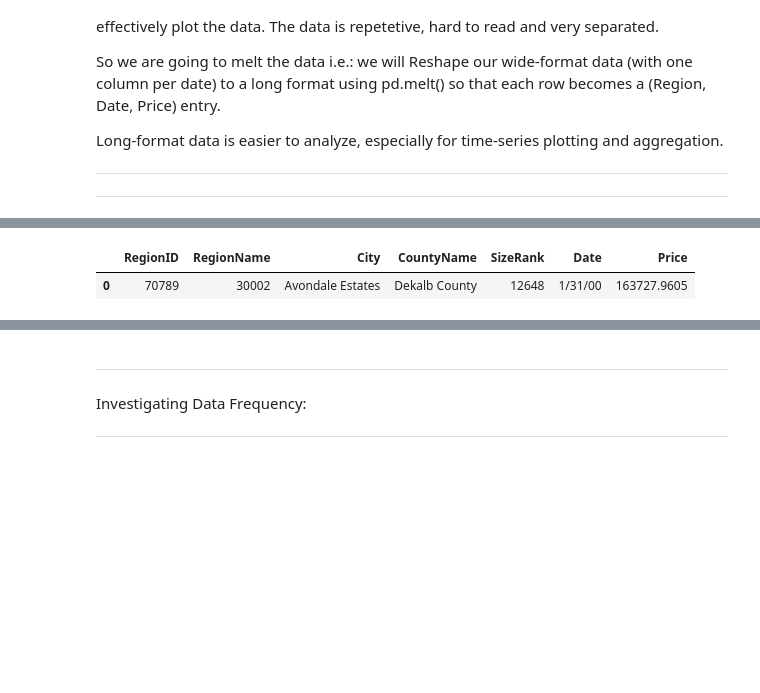
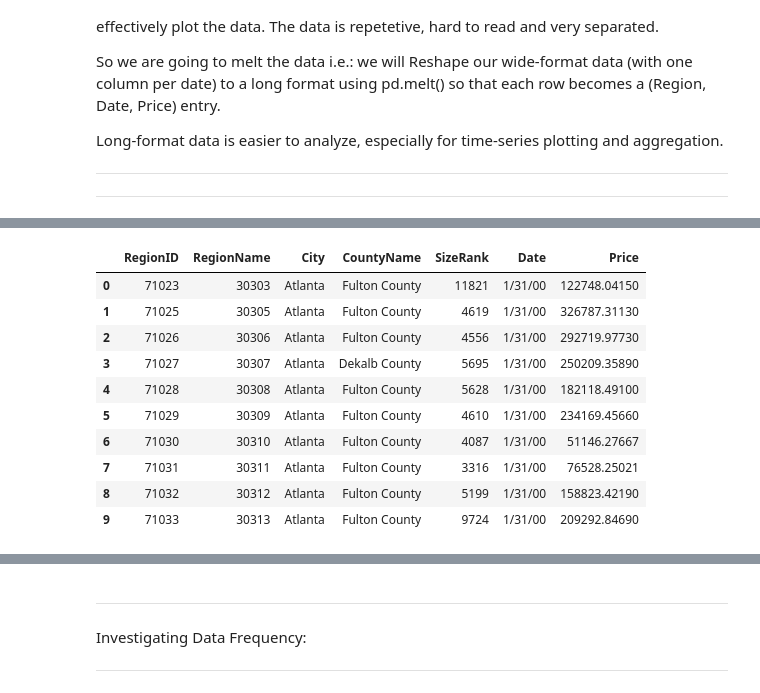
Before and after one commit to workoholyguy/DSCI4780_SPRIN-2025_THE-TECH-TITANS, a Jupyter notebook: housing_data/housing_exploration.ipynb, the cells around one changed output, grey strips where cells are left out. Saved outputs shown, nothing was run; the diff lists cells and outputs as text; code cells hidden in the pictures; blank space fills up the shorter version.

```diff
--- a/housing_data/housing_exploration.ipynb
+++ b/housing_data/housing_exploration.ipynb
@@ -455,8 +455,17 @@ long_housing_df.shape
 # %%
-long_housing_df.head(1)
+long_housing_df.head(10)
 # %% [output]
 |  | RegionID | RegionName | City | CountyName | SizeRank | Date | Price |
-| 0 | 70789 | 30002 | Avondale Estates | Dekalb County | 12648 | 1/31/00 | 163727.9605 |
+| 0 | 71023 | 30303 | Atlanta | Fulton County | 11821 | 1/31/00 | 122748.04150 |
+| 1 | 71025 | 30305 | Atlanta | Fulton County | 4619 | 1/31/00 | 326787.31130 |
+| 2 | 71026 | 30306 | Atlanta | Fulton County | 4556 | 1/31/00 | 292719.97730 |
+| 3 | 71027 | 30307 | Atlanta | Dekalb County | 5695 | 1/31/00 | 250209.35890 |
+| 4 | 71028 | 30308 | Atlanta | Fulton County | 5628 | 1/31/00 | 182118.49100 |
+| 5 | 71029 | 30309 | Atlanta | Fulton County | 4610 | 1/31/00 | 234169.45660 |
+| 6 | 71030 | 30310 | Atlanta | Fulton County | 4087 | 1/31/00 | 51146.27667 |
+| 7 | 71031 | 30311 | Atlanta | Fulton County | 3316 | 1/31/00 | 76528.25021 |
+| 8 | 71032 | 30312 | Atlanta | Fulton County | 5199 | 1/31/00 | 158823.42190 |
+| 9 | 71033 | 30313 | Atlanta | Fulton County | 9724 | 1/31/00 | 209292.84690 |
 # %%
 long_housing_df.info()
 # %% [output]
```
Also changed, not shown: parts of 30 cells of this notebook, 3 other files.
